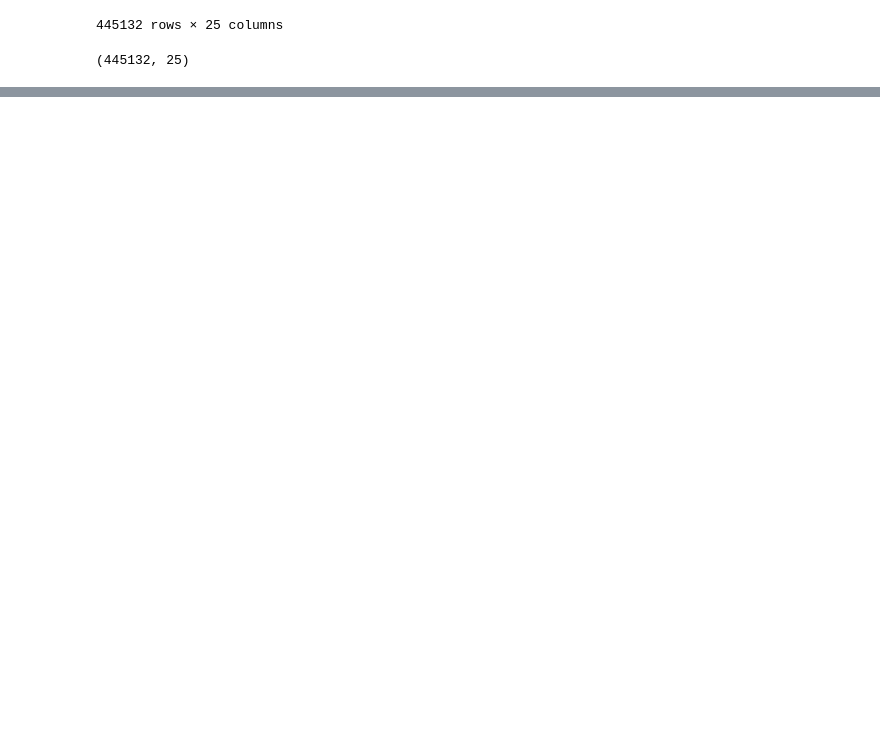
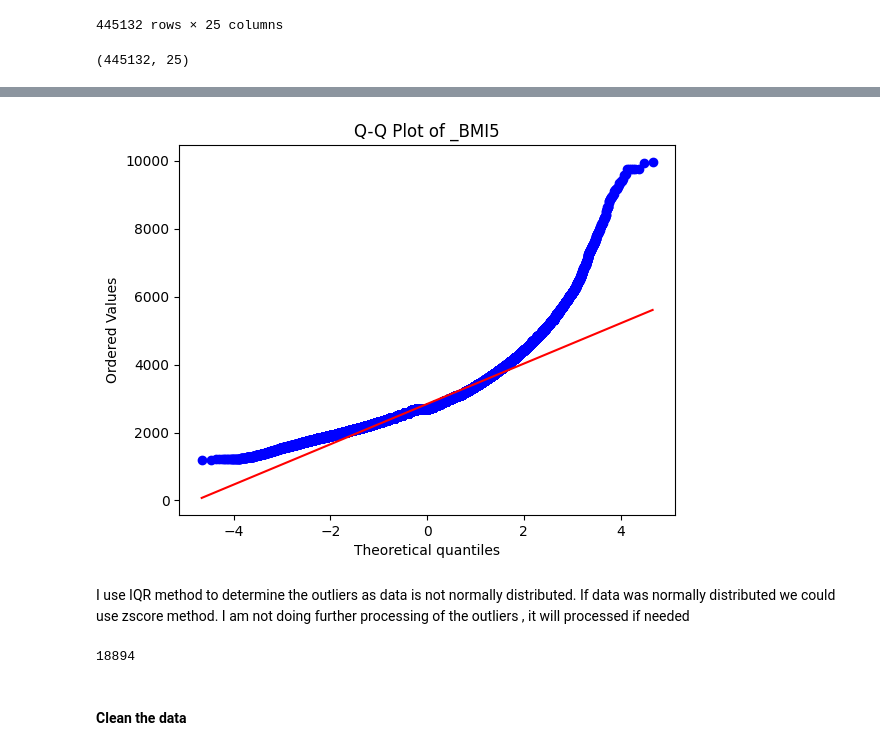
Before and after one commit to shrush2107/Diabetes_Prediction_Using_BRFSS_Data, a Jupyter notebook: diabetes_data_prep.ipynb, the cells around one changed output, grey strips where cells are left out. Cells and saved outputs as stored; diff of their text form; code cells hidden in the pictures; blank space fills up the shorter version.

```diff
--- a/diabetes_data_prep.ipynb
+++ b/diabetes_data_prep.ipynb
@@ -178,0 +308,9 @@ dtype: int64
+# %%
+#Q_Q PLOT
+stats.probplot(df['_BMI5'].dropna(), dist="norm", plot=plt)
+plt.title('Q-Q Plot of _BMI5')
+plt.show()
+# %% [output]
+[figure, added]
+# %% [markdown]
+I use IQR method to determine the outliers as data is not normally distributed. If data was normally distributed we could use zscore method. I am not doing further processing of the outliers , it will processed if needed
@@ -178,0 +322,6 @@ dtype: int64
+# %%
+outliers['_BMI5'].count()
+# %% [output]
+18894
+# %% [markdown]
+#### Clean the data
```
Also changed, not shown: parts of 46 cells of this notebook.
